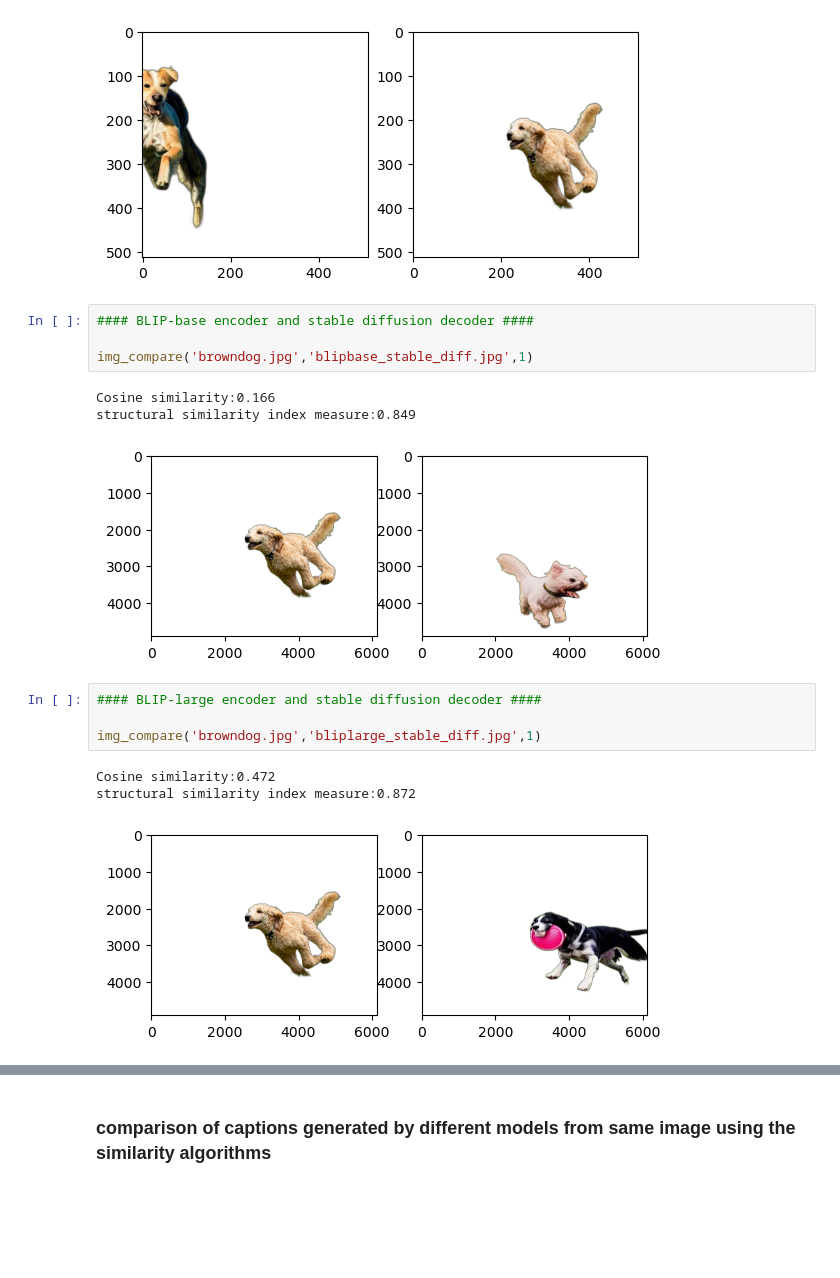
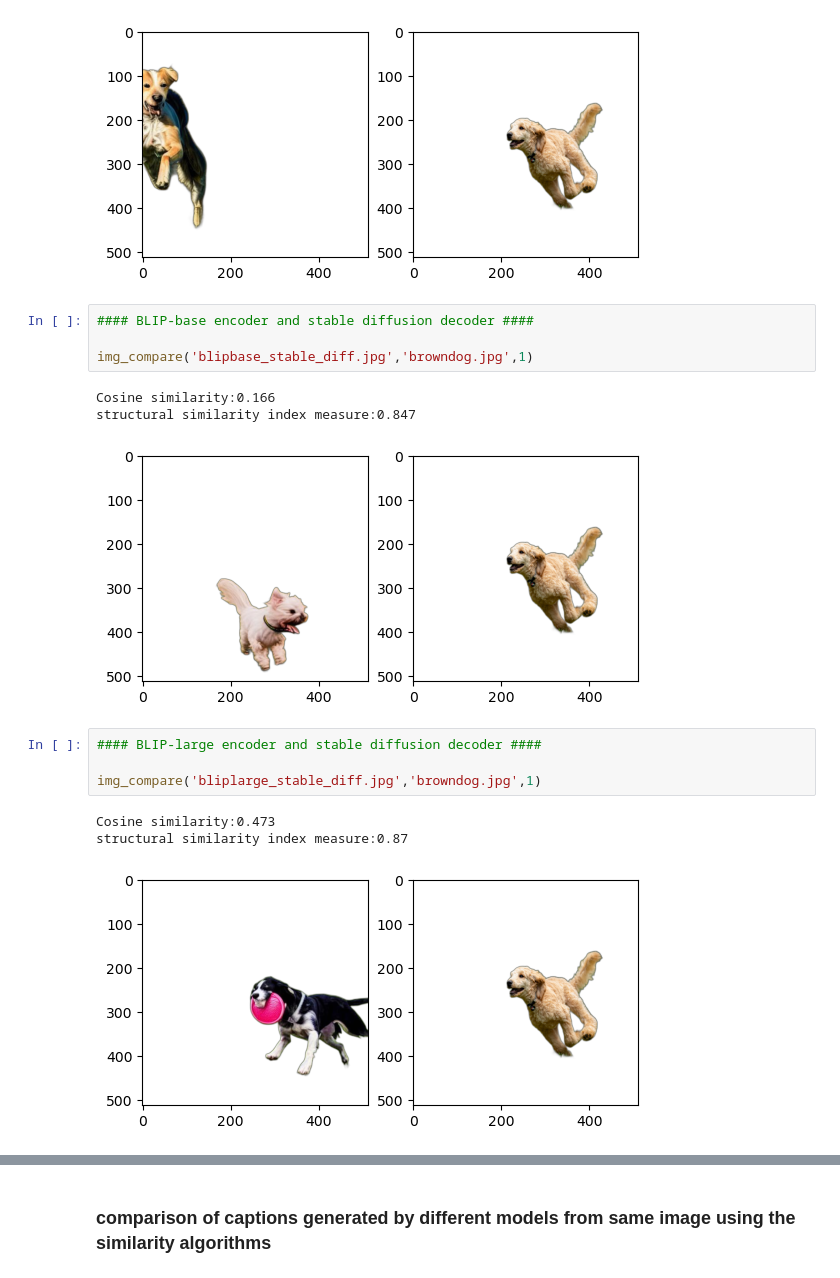
Before and after one commit to shubha07m/Energy-optimized-semantic-loss, a Jupyter notebook: similarity_testing.ipynb, the cells around one changed output, grey strips where cells are left out. Drawn from its saved outputs; the diff is of its cells as text; blank space fills up the shorter version.

```diff
--- a/similarity_testing.ipynb
+++ b/similarity_testing.ipynb
@@ -143,19 +146,19 @@ structural similarity index measure:0.77
 # %%
 #### BLIP-base encoder and stable diffusion decoder ####
 
-img_compare('browndog.jpg','blipbase_stable_diff.jpg',1)
+img_compare('blipbase_stable_diff.jpg','browndog.jpg',1)
 # %% [output]
 Cosine similarity:0.166
-structural similarity index measure:0.849
+structural similarity index measure:0.847
-[figure, old version]
+[figure, new version]
 # %%
 #### BLIP-large encoder and stable diffusion decoder ####
 
-img_compare('browndog.jpg','bliplarge_stable_diff.jpg',1)
+img_compare('bliplarge_stable_diff.jpg','browndog.jpg',1)
 # %% [output]
-Cosine similarity:0.472
-structural similarity index measure:0.872
+Cosine similarity:0.473
+structural similarity index measure:0.87
-[figure, old version]
+[figure, new version]
 # %%
 #### ViT+GPT-2 encoder and stable diffusion decoder ####
 
```
Also changed, not shown: parts of 9 cells of this notebook, 1 other file.
